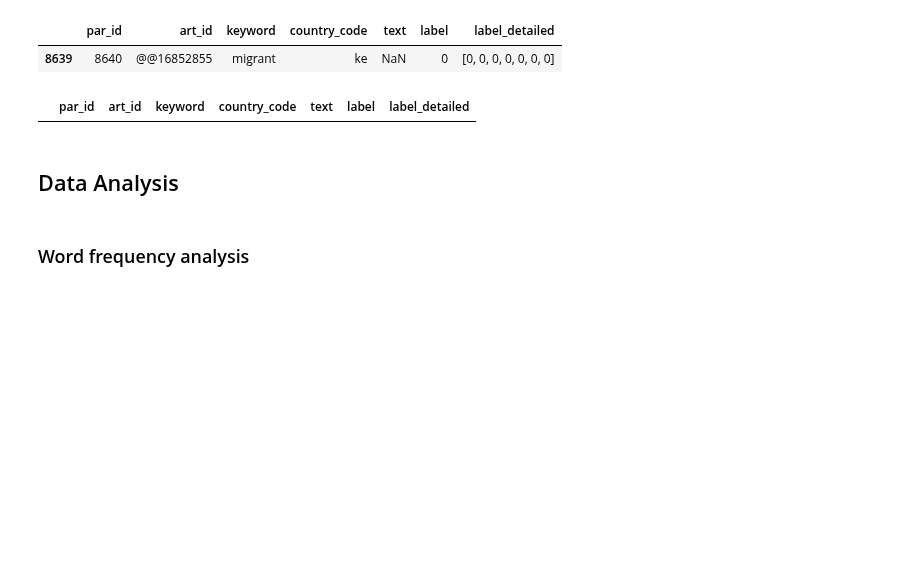
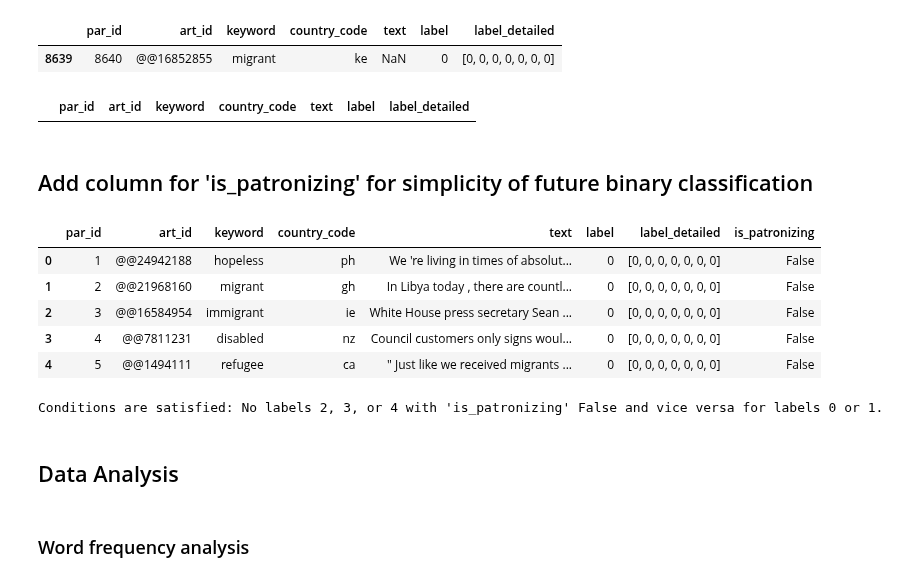
Before and after one commit to avzh1/nlp_bert_classifier, a Jupyter notebook: src/data_analysis/data_analysis.ipynb, the cells around one changed output. Drawn from its saved outputs; the diff is of its cells as text; code cells hidden in the pictures; blank space fills up the shorter version.

```diff
--- a/src/data_analysis/data_analysis.ipynb
+++ b/src/data_analysis/data_analysis.ipynb
@@ -184,9 +186,33 @@ joined_df = joined_df.dropna(subset = 'text')
 joined_df[pd.isna(joined_df['text'])]
 # %% [output]
 |  | par_id | art_id | keyword | country_code | text | label | label_detailed |
+# %% [markdown]
+## Add column for 'is_patronizing' for simplicity of future binary classification
 # %%
 joined_df.loc[:, 'is_patronizing'] = False
 joined_df.loc[joined_df['label'].isin([2,3,4]), 'is_patronizing'] = True
+joined_df.head(5)
+# %% [output]
+|  | par_id | art_id | keyword | country_code | text | label | label_detailed | is_patronizing |
+| 0 | 1 | @@24942188 | hopeless | ph | We 're living in times of absolut... | 0 | [0, 0, 0, 0, 0, 0, 0] | False |
+| 1 | 2 | @@21968160 | migrant | gh | In Libya today , there are countl... | 0 | [0, 0, 0, 0, 0, 0, 0] | False |
+| 2 | 3 | @@16584954 | immigrant | ie | White House press secretary Sean ... | 0 | [0, 0, 0, 0, 0, 0, 0] | False |
+| 3 | 4 | @@7811231 | disabled | nz | Council customers only signs woul... | 0 | [0, 0, 0, 0, 0, 0, 0] | False |
+| 4 | 5 | @@1494111 | refugee | ca | " Just like we received migrants ... | 0 | [0, 0, 0, 0, 0, 0, 0] | False |
+# %%
+# Check condition for labels 2, 3, or 4
+condition_2_3_4 = ~((joined_df['label'].isin([2, 3, 4])) & (joined_df['is_patronizing'] == False)).any()
+
+# Check condition for labels 0 or 1
+condition_0_1 = ~((joined_df['label'].isin([0, 1])) & (joined_df['is_patronizing'] == True)).any()
+
+# Check if both conditions are True
+if condition_2_3_4 and condition_0_1:
+    print("Conditions are satisfied: No labels 2, 3, or 4 with 'is_patronizing' False and vice versa for labels 0 or 1.")
+else:
+    print("Conditions are not satisfied: Some labels do not meet the specified criteria.")
+# %% [output]
+Conditions are satisfied: No labels 2, 3, or 4 with 'is_patronizing' False and vice versa for labels 0 or 1.
 # %% [markdown]
 ## Data Analysis
 # %% [markdown]
```
Also changed, not shown: parts of 1 cell of this notebook.
